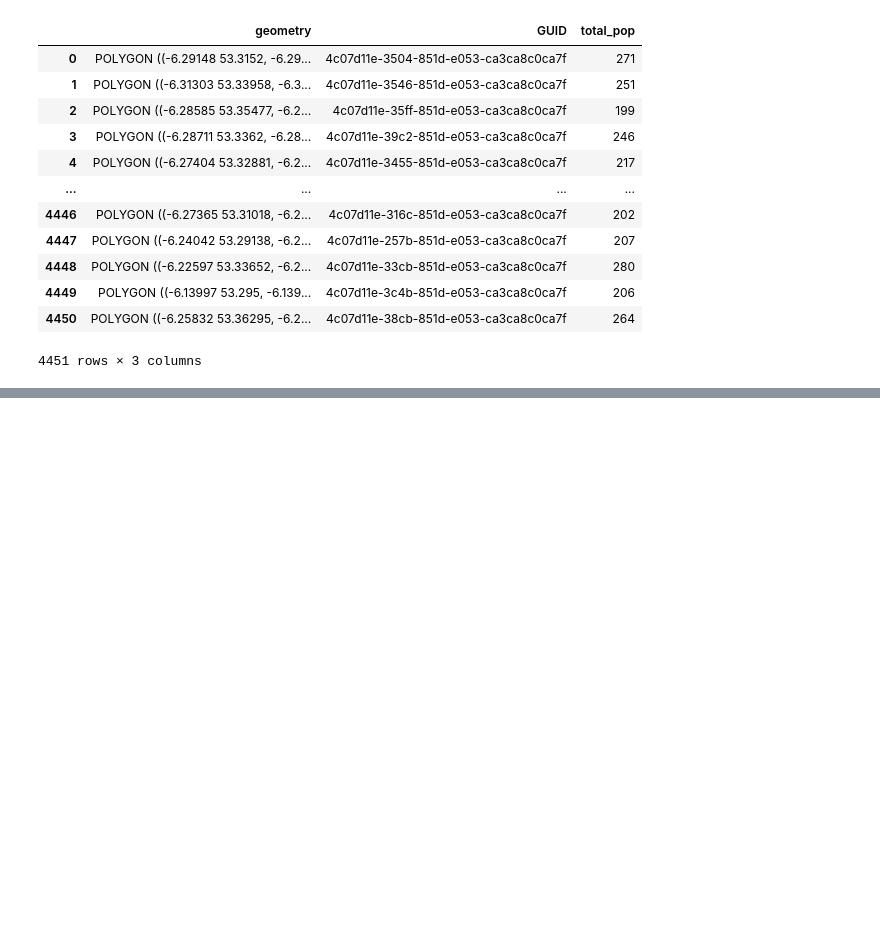
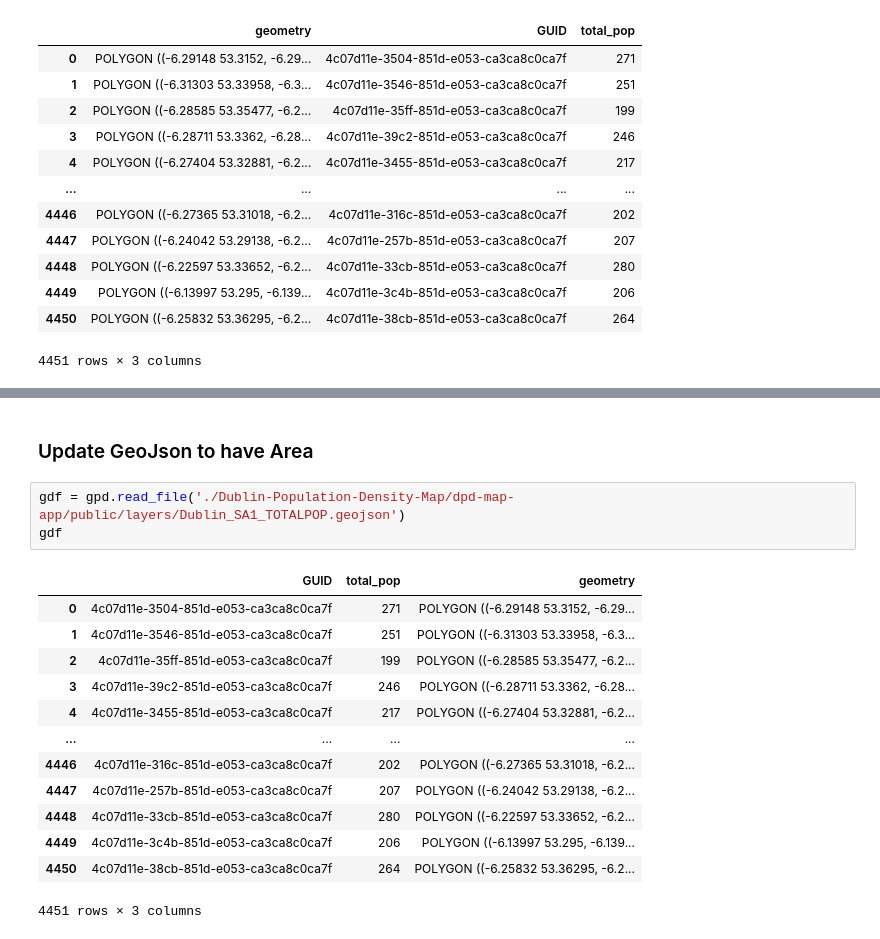
Before and after one commit to dandex200/Dublin-Population-Density-Map, a Jupyter notebook: DublinPopDenData.ipynb, the cells around one changed output, grey strips where cells are left out. Cells and saved outputs as stored; diff of their text form; blank space fills up the shorter version.

```diff
--- a/DublinPopDenData.ipynb
+++ b/DublinPopDenData.ipynb
@@ -193,0 +172,19 @@ gdf_merged
+# %% [markdown]
+### Update GeoJson to have Area
+# %%
+gdf = gpd.read_file('./Dublin-Population-Density-Map/dpd-map-app/public/layers/Dublin_SA1_TOTALPOP.geojson')
+gdf
+# %% [output]
+|  | GUID | total_pop | geometry |
+| 0 | 4c07d11e-3504-851d-e053-ca3ca8c0ca7f | 271 | POLYGON ((-6.29148 53.3152, -6.29... |
+| 1 | 4c07d11e-3546-851d-e053-ca3ca8c0ca7f | 251 | POLYGON ((-6.31303 53.33958, -6.3... |
+| 2 | 4c07d11e-35ff-851d-e053-ca3ca8c0ca7f | 199 | POLYGON ((-6.28585 53.35477, -6.2... |
+| 3 | 4c07d11e-39c2-851d-e053-ca3ca8c0ca7f | 246 | POLYGON ((-6.28711 53.3362, -6.28... |
+| 4 | 4c07d11e-3455-851d-e053-ca3ca8c0ca7f | 217 | POLYGON ((-6.27404 53.32881, -6.2... |
+| ... | ... | ... | ... |
+| 4446 | 4c07d11e-316c-851d-e053-ca3ca8c0ca7f | 202 | POLYGON ((-6.27365 53.31018, -6.2... |
+| 4447 | 4c07d11e-257b-851d-e053-ca3ca8c0ca7f | 207 | POLYGON ((-6.24042 53.29138, -6.2... |
+| 4448 | 4c07d11e-33cb-851d-e053-ca3ca8c0ca7f | 280 | POLYGON ((-6.22597 53.33652, -6.2... |
+| 4449 | 4c07d11e-3c4b-851d-e053-ca3ca8c0ca7f | 206 | POLYGON ((-6.13997 53.295, -6.139... |
+| 4450 | 4c07d11e-38cb-851d-e053-ca3ca8c0ca7f | 264 | POLYGON ((-6.25832 53.36295, -6.2... |
+4451 rows × 3 columns
```
Also changed, not shown: parts of 15 cells of this notebook.
